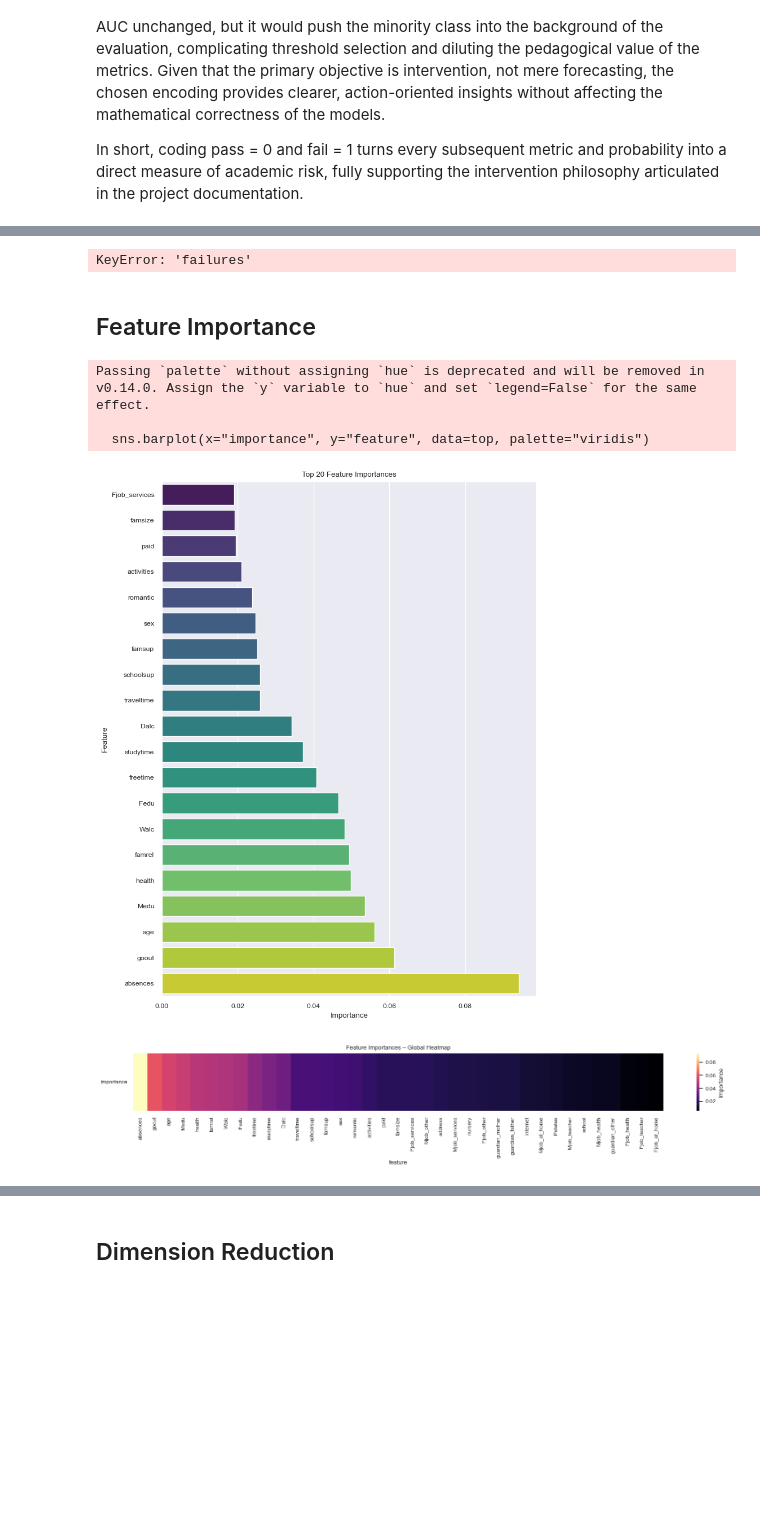
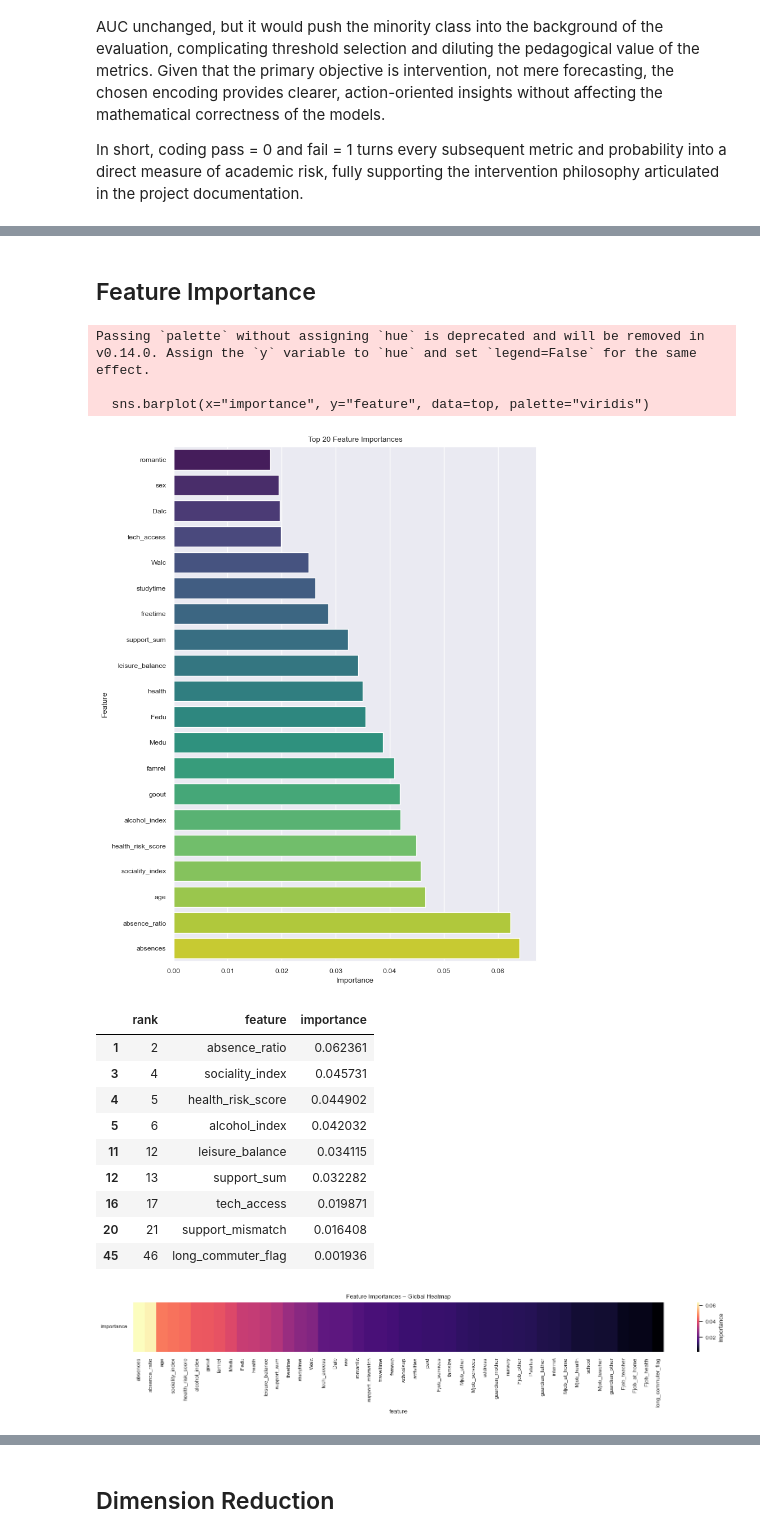
Before and after one commit to alfredofdlv/student-intervention-ml-pipeline, a Jupyter notebook: Report.ipynb, the cells around one changed output, grey strips where cells are left out. Saved outputs shown, nothing was run; the diff lists cells and outputs as text; code cells hidden in the pictures; blank space fills up the shorter version.

```diff
--- a/Report.ipynb
+++ b/Report.ipynb
@@ -255,34 +462,54 @@ reload(utils)
 from utils import build_features
 
 
-train_stats = {
-    "q75_absences": X_train["absences"].quantile(0.75),
-    "mean_dalc": X_train["Dalc"].mean(),
-    "std_dalc": X_train["Dalc"].std(ddof=0) or 1,
-    "mean_walc": X_train["Walc"].mean(),
-    "std_walc": X_train["Walc"].std(ddof=0) or 1,
-    "mean_failures": X_train["failures"].mean(),
-    "std_failures": X_train["failures"].std(ddof=0) or 1,
-    "median_studytime": X_train["studytime"].median(),
-    "median_absences": X_train["absences"].median(),
-    "median_traveltime": X_train["traveltime"].median(),
-}
-
-
-X_train = build_features(X_train, train_stats)
-X_test = build_features(X_test, train_stats)
+X_train = build_features(X_train)
+X_test = build_features(X_test)
-# %% [output]
-KeyError: 'failures'
 # %% [markdown]
 ## Feature Importance
 # %%
 from visualizations import feature_importance_heatmap
-importance_df, _ = compute_feature_importance(X_train, y_train)
+importance_df,_ = compute_feature_importance(X_train, y_train)
+
+
 plot_feature_importance(importance_df, top_n=20)
+
+importance_sorted = importance_df.sort_values('importance', ascending=False).reset_index(drop=True)
+importance_sorted['rank'] = importance_sorted.index + 1
+
+# List of newly engineered features
+new_features = [
+    'leisure_balance',
+    'sociality_index',
+    'alcohol_index',
+    'health_risk_score',
+    'tech_access',
+    'support_sum',
+    'support_mismatch',
+    'absence_ratio',
+    'long_commuter_flag'
+]
+
+# Filter and display name, importance, and ranking for new features
+result = (
+    importance_sorted
+    .loc[importance_sorted['feature'].isin(new_features), ['rank', 'feature', 'importance']]
+    .sort_values('rank')
+)
+display(result)
 feature_importance_heatmap(importance_df)
 # %% [output]
 Passing `palette` without assigning `hue` is deprecated and will be removed in v0.14.0. Assign the `y` variable to `hue` and set `legend=False` for the same effect.
 
   sns.barplot(x="importance", y="feature", data=top, palette="viridis")
-[figure, old version]
+[figure, new version]
+|  | rank | feature | importance |
+| 1 | 2 | absence_ratio | 0.062361 |
+| 3 | 4 | sociality_index | 0.045731 |
+| 4 | 5 | health_risk_score | 0.044902 |
+| 5 | 6 | alcohol_index | 0.042032 |
+| 11 | 12 | leisure_balance | 0.034115 |
+| 12 | 13 | support_sum | 0.032282 |
+| 16 | 17 | tech_access | 0.019871 |
+| 20 | 21 | support_mismatch | 0.016408 |
+| 45 | 46 | long_commuter_flag | 0.001936 |
-[figure, old version]
+[figure, new version]
```
Also changed, not shown: parts of 30 cells of this notebook, 2 other files.
